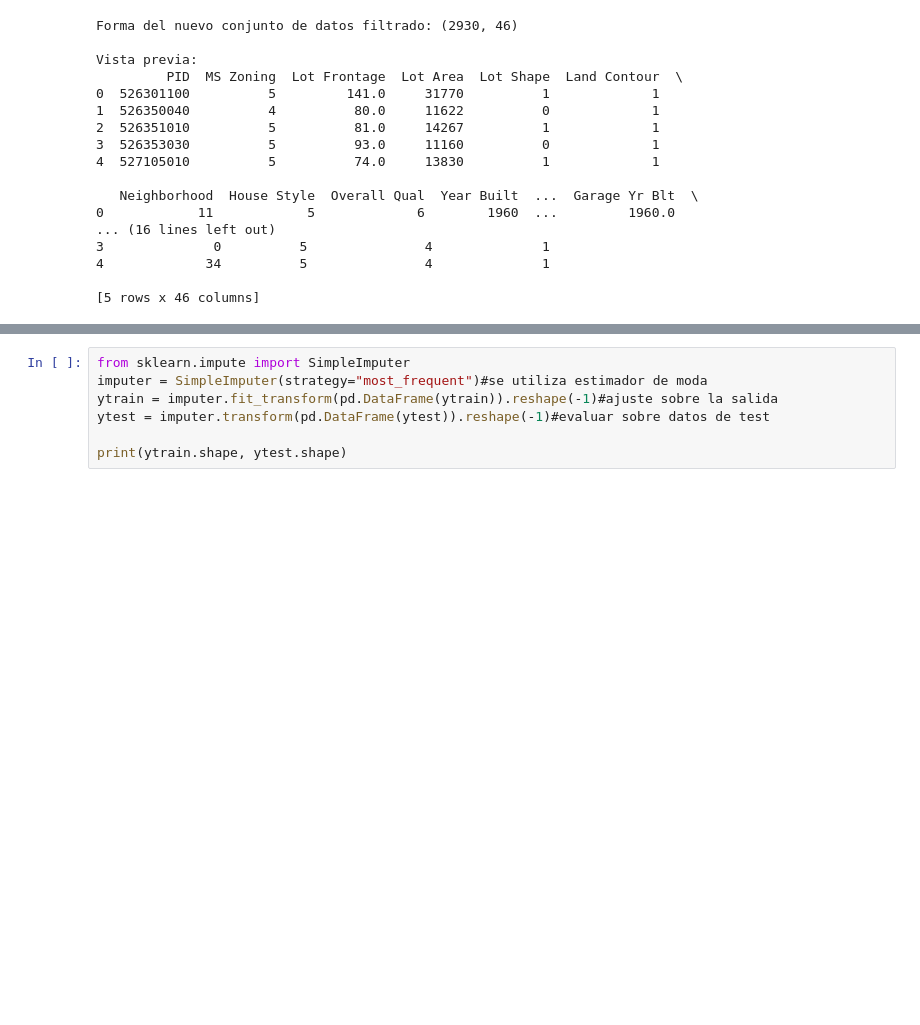
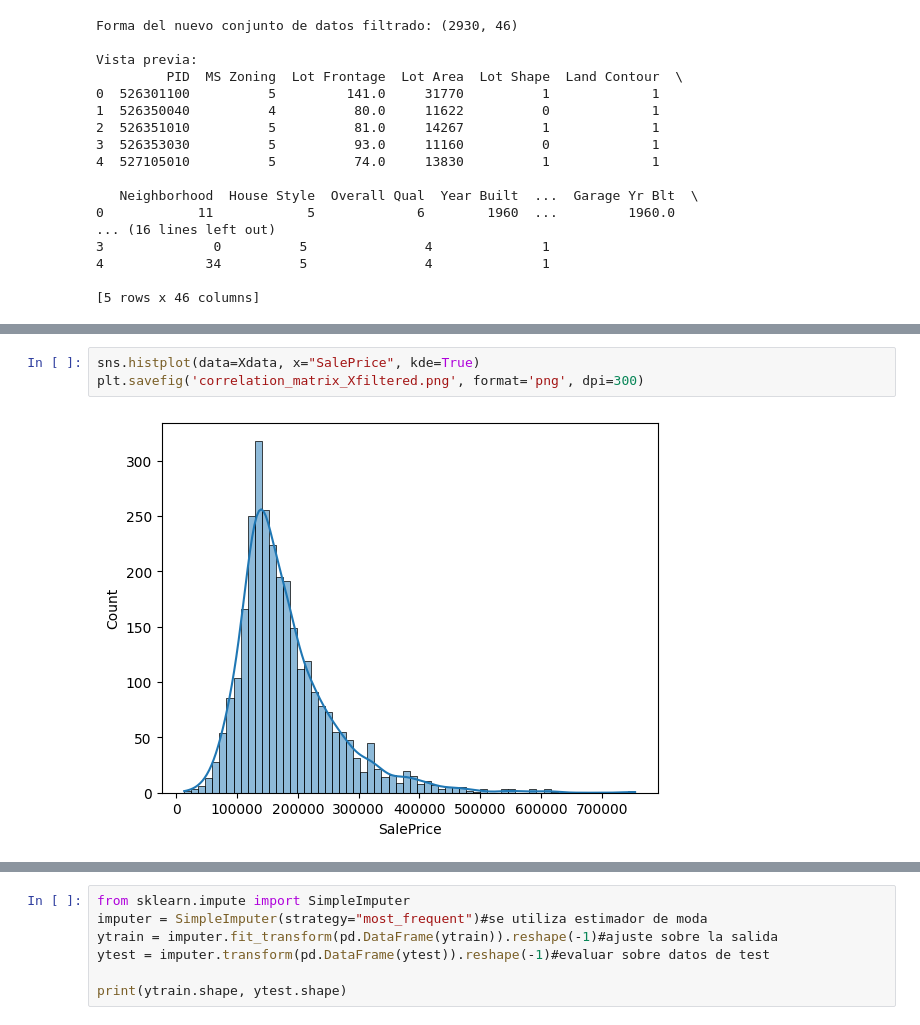
Before and after one commit to valeromora/TAM_2025-1, a Jupyter notebook: Parcial1/Parcial1_punto2_IsabellaValero.ipynb, the cells around one changed output, grey strips where cells are left out. Saved outputs shown, nothing was run; the diff lists cells and outputs as text; blank space fills up the shorter version.

```diff
--- a/Parcial1/Parcial1_punto2_IsabellaValero.ipynb
+++ b/Parcial1/Parcial1_punto2_IsabellaValero.ipynb
@@ -351,0 +355,5 @@ plt.show()
+# %%
+sns.histplot(data=Xdata, x="SalePrice", kde=True)
+plt.savefig('correlation_matrix_Xfiltered.png', format='png', dpi=300)
+# %% [output]
+[figure, added]
```
Also changed, not shown: parts of 10 cells of this notebook.
